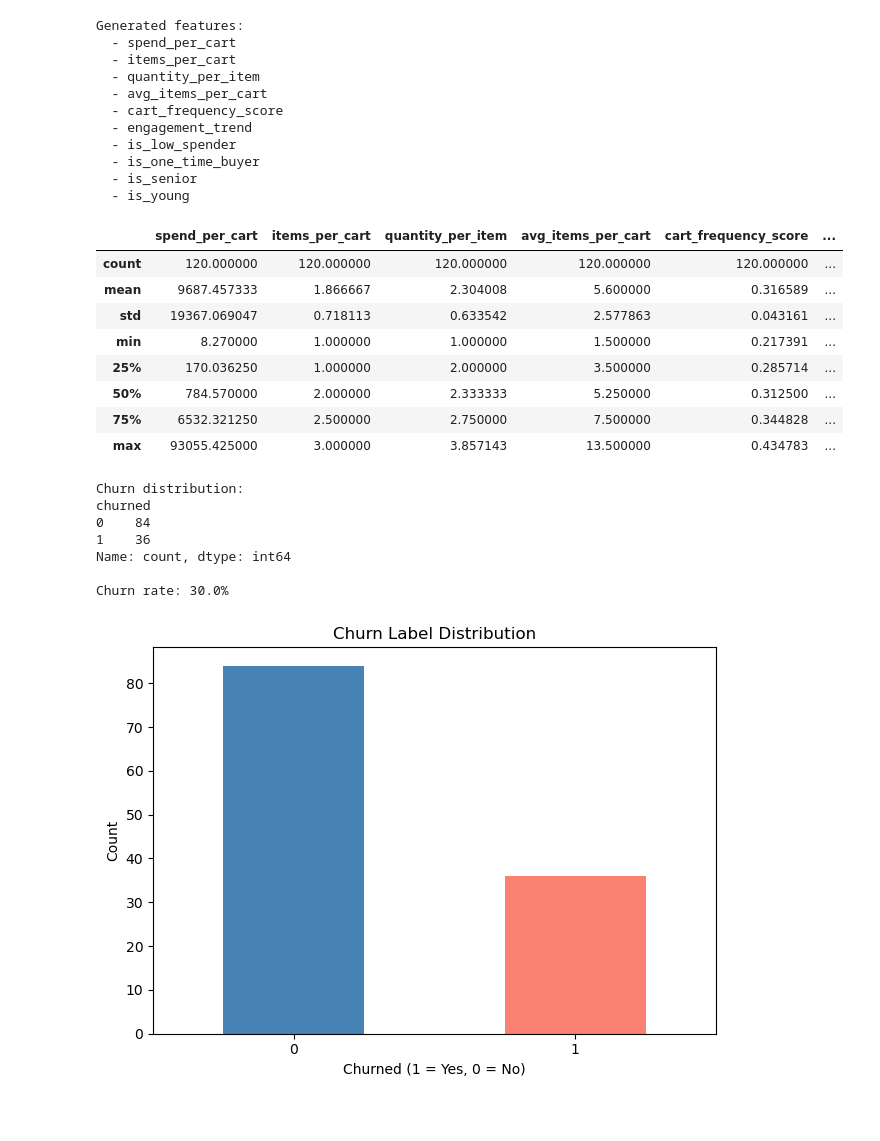
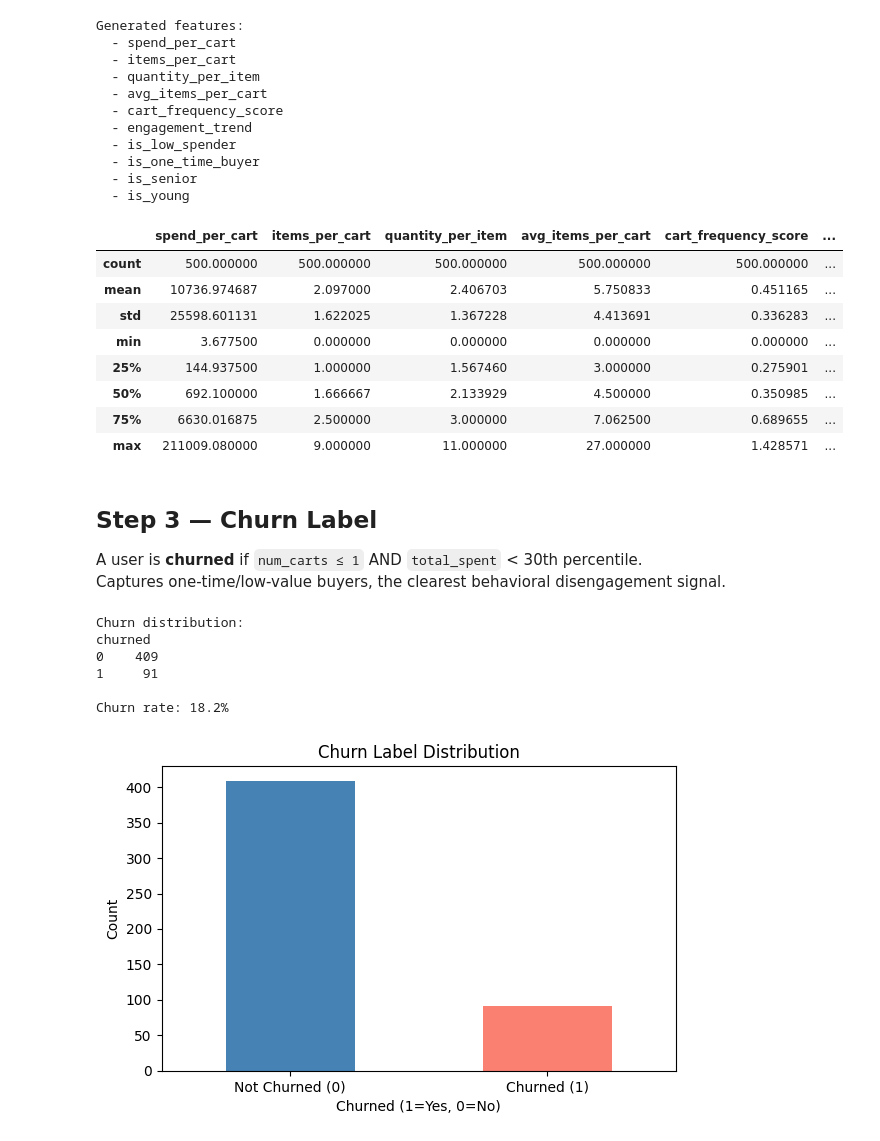
Before and after one commit to RolandoFerreira/Datascience-finalproject, a Jupyter notebook: notebooks/exploration.ipynb, the cells around one changed output. Cells and saved outputs as stored; diff of their text form; code cells hidden in the pictures; blank space fills up the shorter version.

```diff
--- a/notebooks/exploration.ipynb
+++ b/notebooks/exploration.ipynb
@@ -1,6 +11,6 @@
 # %%
 import sys
-sys.path.append("../churn-predictor/app")
+sys.path.append("../app")
 
 import pandas as pd
 import numpy as np
@@ -8,10 +18,12 @@ import matplotlib.pyplot as plt
 import seaborn as sns
 import json
 
-with open("/churn-predictor/data/raw/users_carts.json") as f:
+with open("../data/raw/users_carts.json") as f:
     data = json.load(f)
 
 df = pd.DataFrame(data)
 print(f"Dataset shape: {df.shape}")
+print(f"Real users:    {(~df['synthetic']).sum()}")
+print(f"Synthetic:     {df['synthetic'].sum()}")
 df.head()
 # %% [output]
@@ -58,38 +80,25 @@ df["quantity_per_item"]  = df["total_quantity"] / (df["total_products"] + 1)
 df["avg_items_per_cart"] = df["total_quantity"] / (df["num_carts"] + 1)
 
 # Time-based proxies
-# cart_frequency_score: carts relative to age decade —
-# simulates session frequency over time.
 df["cart_frequency_score"] = df["num_carts"] / (df["age"] / 10)
+df["engagement_trend"]     = df["total_quantity"] / (df["total_products"] + 1)
 
-# engagement_trend: quantity-to-products ratio —
-# proxy for purchase intensity across sessions.
-df["engagement_trend"] = df["total_quantity"] / (df["total_products"] + 1)
-
-# Binary features
+# Binary behavioral flags
 df["is_low_spender"]    = (df["total_spent"] < df["total_spent"].quantile(0.30)).astype(int)
 df["is_one_time_buyer"] = (df["num_carts"] <= 1).astype(int)
 
-# Age transformed — raw age replaced with binary flags
+# Demographic binary flags (age transformed)
 df["is_senior"] = (df["age"] >= 55).astype(int)
 df["is_young"]  = (df["age"] <= 25).astype(int)
 
 FEATURES = [
-    "spend_per_cart",
-    "items_per_cart",
-    "quantity_per_item",
-    "avg_items_per_cart",
-    "cart_frequency_score",
-    "engagement_trend",
-    "is_low_spender",
-    "is_one_time_buyer",
-    "is_senior",
-    "is_young",
+    "spend_per_cart", "items_per_cart", "quantity_per_item",
+    "avg_items_per_cart", "cart_frequency_score", "engagement_trend",
+    "is_low_spender", "is_one_time_buyer", "is_senior", "is_young",
 ]
 
 print("Generated features:")
-for f in FEATURES:
-    print(f"  - {f}")
+for f in FEATURES: print(f"  - {f}")
 
 df[FEATURES].describe()
 # %% [output]
@@ -105,41 +114,41 @@ Generated features:
   - is_senior
   - is_young
 |  | spend_per_cart | items_per_cart | quantity_per_item | avg_items_per_cart | cart_frequency_score | ... |
-| count | 120.000000 | 120.000000 | 120.000000 | 120.000000 | 120.000000 | ... |
-| mean | 9687.457333 | 1.866667 | 2.304008 | 5.600000 | 0.316589 | ... |
-| std | 19367.069047 | 0.718113 | 0.633542 | 2.577863 | 0.043161 | ... |
-| min | 8.270000 | 1.000000 | 1.000000 | 1.500000 | 0.217391 | ... |
-| 25% | 170.036250 | 1.000000 | 2.000000 | 3.500000 | 0.285714 | ... |
-| 50% | 784.570000 | 2.000000 | 2.333333 | 5.250000 | 0.312500 | ... |
-| 75% | 6532.321250 | 2.500000 | 2.750000 | 7.500000 | 0.344828 | ... |
-| max | 93055.425000 | 3.000000 | 3.857143 | 13.500000 | 0.434783 | ... |
+| count | 500.000000 | 500.000000 | 500.000000 | 500.000000 | 500.000000 | ... |
+| mean | 10736.974687 | 2.097000 | 2.406703 | 5.750833 | 0.451165 | ... |
+| std | 25598.601131 | 1.622025 | 1.367228 | 4.413691 | 0.336283 | ... |
+| min | 3.677500 | 0.000000 | 0.000000 | 0.000000 | 0.000000 | ... |
+| 25% | 144.937500 | 1.000000 | 1.567460 | 3.000000 | 0.275901 | ... |
+| 50% | 692.100000 | 1.666667 | 2.133929 | 4.500000 | 0.350985 | ... |
+| 75% | 6630.016875 | 2.500000 | 3.000000 | 7.062500 | 0.689655 | ... |
+| max | 211009.080000 | 9.000000 | 11.000000 | 27.000000 | 1.428571 | ... |
+# %% [markdown]
+## Step 3 — Churn Label
+
+A user is **churned** if `num_carts ≤ 1` AND `total_spent` < 30th percentile.
+Captures one-time/low-value buyers, the clearest behavioral disengagement signal.
 # %%
-# A user is churned if they made at most one cart visit AND spent very little.
-# This captures one-time or near-zero buyers — the clearest disengagement
-# signal in e-commerce. The 30th percentile threshold was chosen to keep
-# class balance close to 50/50.
 low_spend_threshold = df["total_spent"].quantile(0.30)
 df["churned"] = (
     (df["num_carts"] <= 1) & (df["total_spent"] < low_spend_threshold)
 ).astype(int)
 
 print("Churn distribution:")
 print(df["churned"].value_counts())
 print(f"\nChurn rate: {df['churned'].mean():.1%}")
 
-df["churned"].value_counts().plot(kind="bar", color=["steelblue", "salmon"])
+df["churned"].value_counts().plot(kind="bar", color=["steelblue","salmon"])
 plt.title("Churn Label Distribution")
-plt.xlabel("Churned (1 = Yes, 0 = No)")
+plt.xlabel("Churned (1=Yes, 0=No)")
 plt.ylabel("Count")
-plt.xticks(rotation=0)
+plt.xticks([0,1], ["Not Churned (0)","Churned (1)"], rotation=0)
 plt.tight_layout()
 plt.show()
 # %% [output]
 Churn distribution:
 churned
-0    84
-1    36
-Name: count, dtype: int64
+0    409
+1     91
 
-Churn rate: 30.0%
+Churn rate: 18.2%
-[figure, old version]
+[figure, new version]
```
Also changed, not shown: parts of 20 cells of this notebook.
